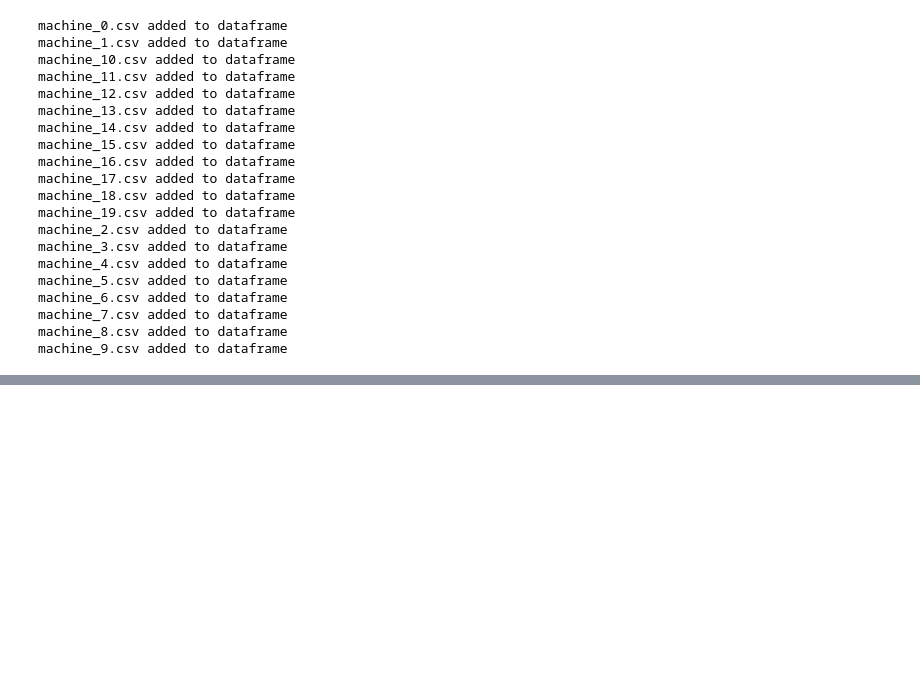
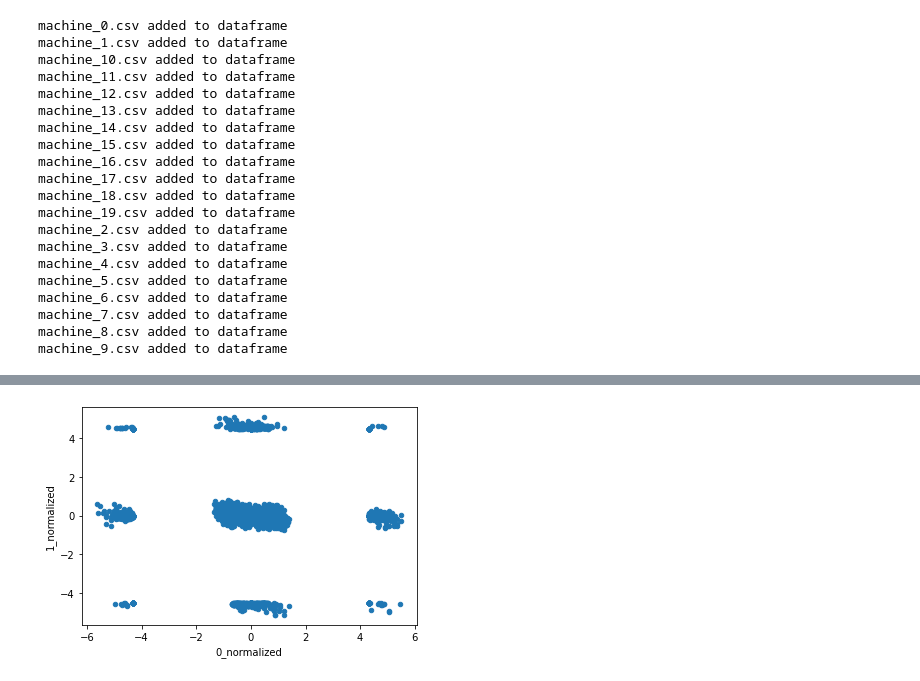
Before and after one commit to awyee/challenges, a Jupyter notebook: data-science/notebooks/Data_science_exercise.ipynb, the cells around one changed output, grey strips where cells are left out. Cells and saved outputs as stored; diff of their text form; code cells hidden in the pictures; blank space fills up the shorter version.

```diff
--- a/data-science/notebooks/Data_science_exercise.ipynb
+++ b/data-science/notebooks/Data_science_exercise.ipynb
@@ -54,6 +62,9 @@ for file in files:
         df_ind_machine_data['source'] = file
         df_machine_data = df_machine_data.append(df_ind_machine_data)
         print(file + ' added to dataframe')
+
+df_ind_machine_data = pd.read_csv(join(path, file),index_col=0)
+orig_columns = df_ind_machine_data.columns.tolist()
 # %% [output]
 machine_0.csv added to dataframe
 machine_1.csv added to dataframe
@@ -86,0 +91,14 @@ df_machine_data.head()
+# %%
+def normalize(df_col):
+    return ((df_col - df_col.mean())/df_col.std(), df_col.mean(), df_col.std())
+
+def normalize_dataset(df, cols):
+    df_mean_std = pd.DataFrame(columns = ['mean', 'std'])
+    for col in cols:
+        (df[col + '_normalized'], mean, std) = normalize(df[col])
+        df_mean_std.loc[col, 'mean'] = mean
+        df_mean_std.loc[col, 'std'] = std
+    return (df, df_mean_std)
+
+normalized_columns = [col + '_normalized' for col in orig_columns]
+(df_machine_data, df_col_stats) = normalize_dataset(df_machine_data, orig_columns)
@@ -86,0 +109,4 @@ df_machine_data.head()
+# %%
+axes = df_machine_data.plot.scatter('0_normalized', '1_normalized')
+# %% [output]
+[figure, added]
```
Also changed, not shown: parts of 29 cells of this notebook.
